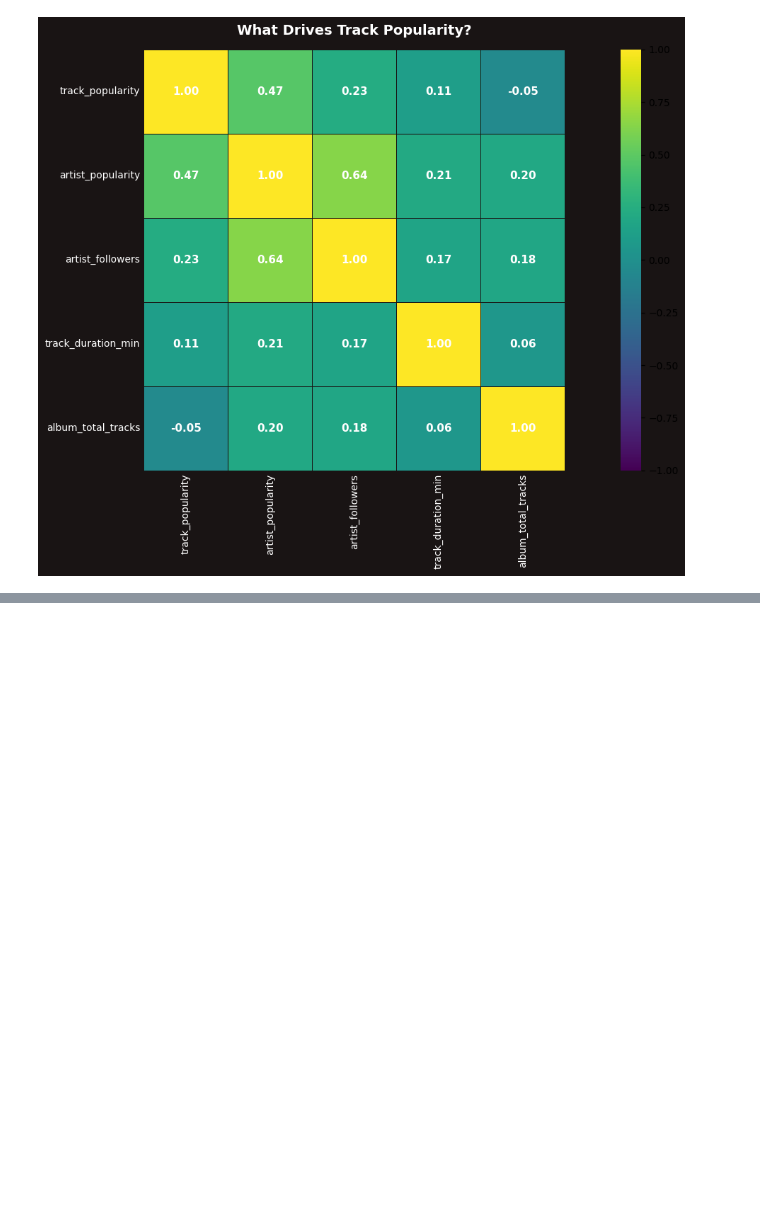
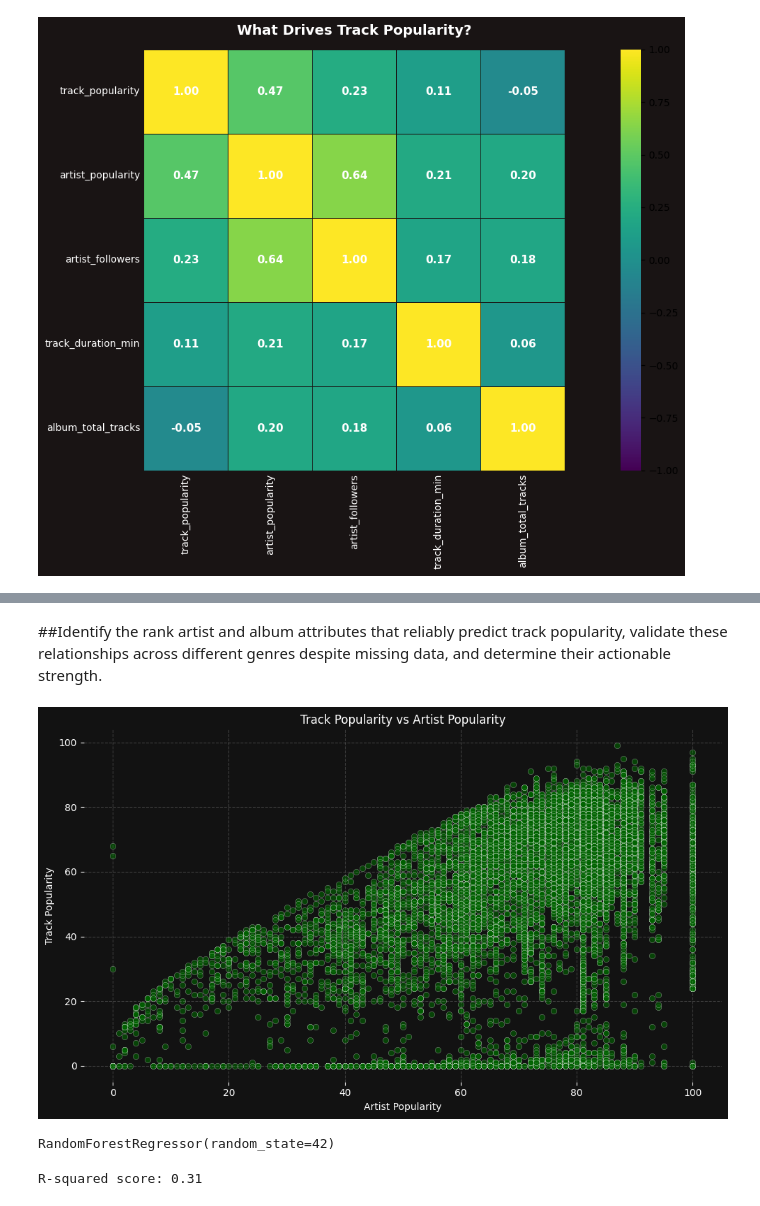
Before and after one commit to arpitmathur16/project_spotify, a Jupyter notebook: Project_Spotify.ipynb, the cells around one changed output, grey strips where cells are left out. Cells and saved outputs as stored; diff of their text form; code cells hidden in the pictures; blank space fills up the shorter version.

```diff
--- a/Project_Spotify.ipynb
+++ b/Project_Spotify.ipynb
@@ -483,6 +483,16 @@ plt.show()
 # %% [output]
 [figure]
 # %%
+import pandas as pd
+import matplotlib.pyplot as plt
+import numpy as np
+import seaborn as sns
+from matplotlib.colors import LinearSegmentedColormap
+
+df = pd.read_csv("https://raw.githubusercontent.com/arpitmathur16/project_spotify/main/spotify.csv")
+
+
+
 cols = ['track_popularity', 'artist_popularity', 'artist_followers',
         'track_duration_min', 'album_total_tracks']
 corr = df[cols].corr().round(2)
@@ -509,0 +594,23 @@ plt.show()
+# %% [markdown]
+##Identify the rank artist and album attributes that reliably predict track popularity, validate these relationships across different genres despite missing data, and determine their actionable strength.
+# %%
+plt.figure(figsize=(10,6))
+plt.gcf().patch.set_facecolor('#121212') # Dark background
+plt.gca().set_facecolor('#121212') # Dark background
+
+sns.scatterplot(x='artist_popularity', y='track_popularity', data=df, color='darkgreen', alpha=0.6, edgecolors='white', linewidth=0.3)
+
+plt.title('Track Popularity vs Artist Popularity', color='white')
+plt.xlabel('Artist Popularity', color='white')
+plt.ylabel('Track Popularity', color='white')
+
+# Grid, ticks and borders
+plt.grid(True, linestyle='--', alpha=0.3, color='#B3B3B3') # Light gray grid
+plt.gca().tick_params(colors='white') # White ticks
+for spine in plt.gca().spines.values():
+    spine.set_visible(False) # Remove spines for clean UI
+
+plt.tight_layout()
+plt.show()
+# %% [output]
+[figure, added]
@@ -509,0 +629,6 @@ plt.show()
+# %%
+from sklearn.metrics import r2_score
+
+model.fit(y_train, X_train)
+# %% [output]
+RandomForestRegressor(random_state=42)
@@ -509,0 +637,6 @@ plt.show()
+# %%
+# Evaluate the model using R-squared
+r2 = r2_score(X_test, y_pred)
+print(f"R-squared score: {r2:.2f}")
+# %% [output]
+R-squared score: 0.31
```
Also changed, not shown: parts of 11 cells of this notebook.
